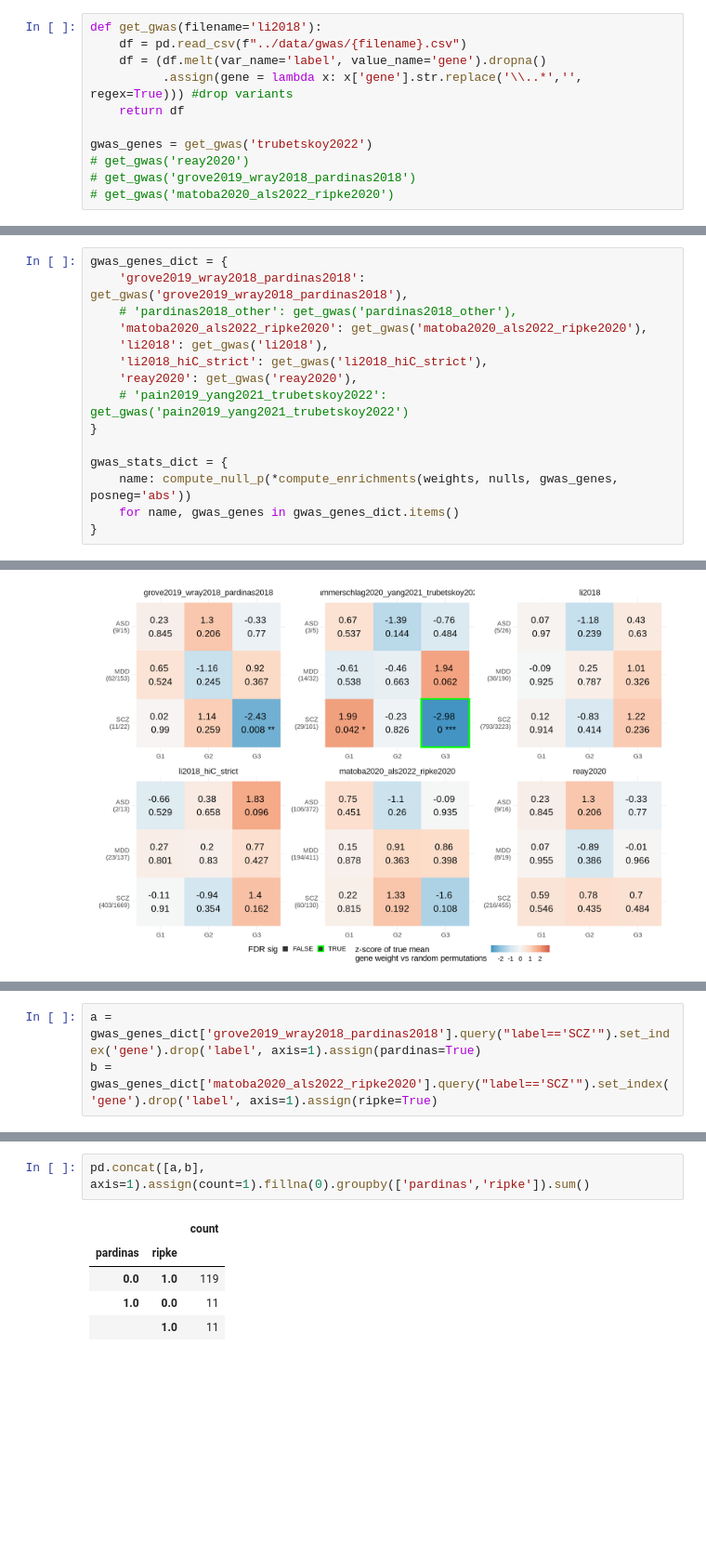
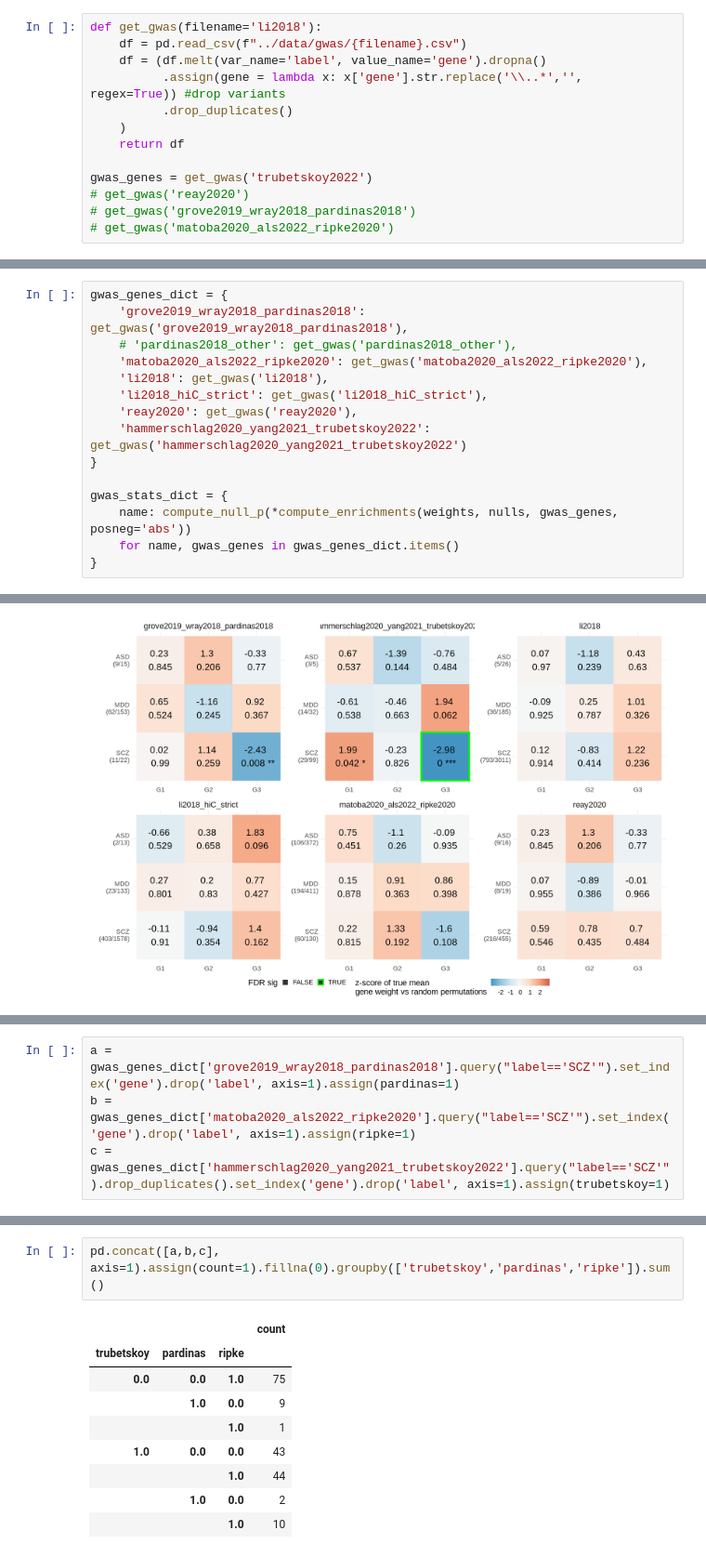
Before and after one commit to richardajdear/AHBA_gradients, a Jupyter notebook: notebooks/gwas.ipynb, the cells around one changed output, grey strips where cells are left out. Shown at 93% size. Saved outputs shown, nothing was run; the diff lists cells and outputs as text; blank space fills up the shorter version.

```diff
--- a/notebooks/gwas.ipynb
+++ b/notebooks/gwas.ipynb
@@ -29,7 +29,9 @@ The autoreload extension is already loaded. To reload it, use:
 def get_gwas(filename='li2018'):
     df = pd.read_csv(f"../data/gwas/{filename}.csv")
     df = (df.melt(var_name='label', value_name='gene').dropna()
-          .assign(gene = lambda x: x['gene'].str.replace('\\..*','', regex=True))) #drop variants
+          .assign(gene = lambda x: x['gene'].str.replace('\\..*','', regex=True)) #drop variants
+          .drop_duplicates()
+    )
     return df
 
 gwas_genes = get_gwas('trubetskoy2022')
@@ -50,7 +52,7 @@ gwas_genes_dict = {
     'li2018': get_gwas('li2018'),
     'li2018_hiC_strict': get_gwas('li2018_hiC_strict'),
     'reay2020': get_gwas('reay2020'),
-    # 'pain2019_yang2021_trubetskoy2022': get_gwas('pain2019_yang2021_trubetskoy2022')
+    'hammerschlag2020_yang2021_trubetskoy2022': get_gwas('hammerschlag2020_yang2021_trubetskoy2022')
 }
 
 gwas_stats_dict = {
@@ -89,3 +137,4 @@ guides(fill=guide_colourbar(title='z-score of true mean\ngene weight vs random p
 # %%
-a = gwas_genes_dict['grove2019_wray2018_pardinas2018'].query("label=='SCZ'").set_index('gene').drop('label', axis=1).assign(pardinas=True)
-b = gwas_genes_dict['matoba2020_als2022_ripke2020'].query("label=='SCZ'").set_index('gene').drop('label', axis=1).assign(ripke=True)
+a = gwas_genes_dict['grove2019_wray2018_pardinas2018'].query("label=='SCZ'").set_index('gene').drop('label', axis=1).assign(pardinas=1)
+b = gwas_genes_dict['matoba2020_als2022_ripke2020'].query("label=='SCZ'").set_index('gene').drop('label', axis=1).assign(ripke=1)
+c = gwas_genes_dict['hammerschlag2020_yang2021_trubetskoy2022'].query("label=='SCZ'").drop_duplicates().set_index('gene').drop('label', axis=1).assign(trubetskoy=1)
@@ -92,8 +149,12 @@ b = gwas_genes_dict['matoba2020_als2022_ripke2020'].query("label=='SCZ'").set_in
 # %%
-pd.concat([a,b], axis=1).assign(count=1).fillna(0).groupby(['pardinas','ripke']).sum()
+pd.concat([a,b,c], axis=1).assign(count=1).fillna(0).groupby(['trubetskoy','pardinas','ripke']).sum()
 # %% [output]
-|  |  | count |
-| pardinas | ripke |  |
-| 0.0 | 1.0 | 119 |
-| 1.0 | 0.0 | 11 |
-|  | 1.0 | 11 |
+|  |  |  | count |
+| trubetskoy | pardinas | ripke |  |
+| 0.0 | 0.0 | 1.0 | 75 |
+|  | 1.0 | 0.0 | 9 |
+|  |  | 1.0 | 1 |
+| 1.0 | 0.0 | 0.0 | 43 |
+|  |  | 1.0 | 44 |
+|  | 1.0 | 0.0 | 2 |
+|  |  | 1.0 | 10 |
```
Also changed, not shown: parts of 19 cells of this notebook, 13 other files.
